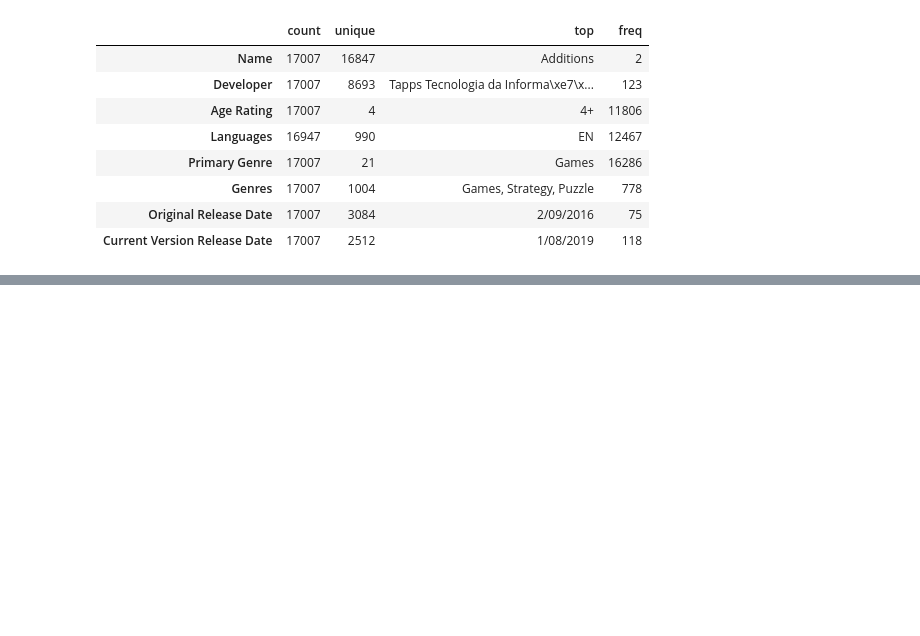
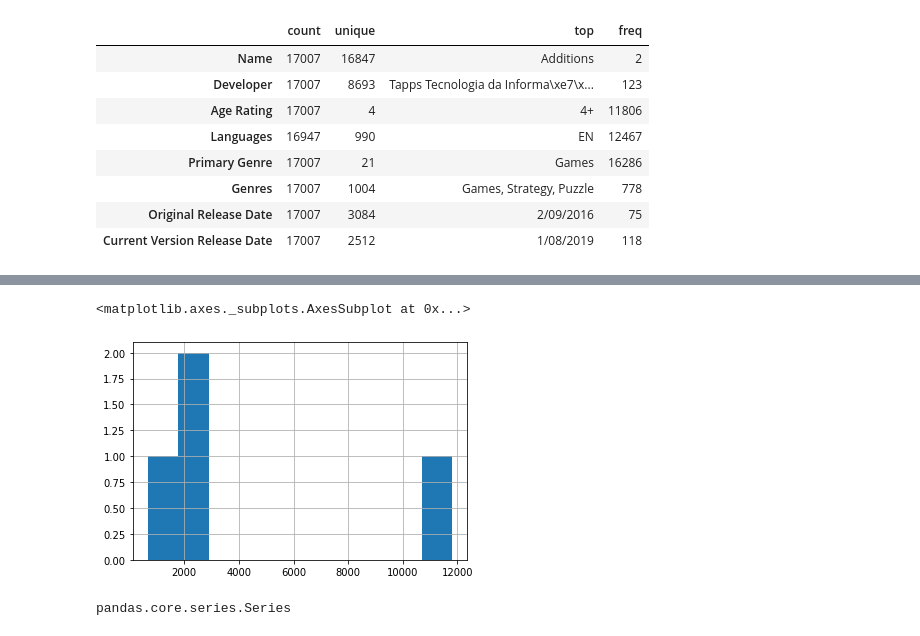
Before and after one commit to ikatyszko/data-science-bootcamp, a Jupyter notebook: zapis_odczyt_v2.ipynb, the cells around one changed output, grey strips where cells are left out. Cells and saved outputs as stored; diff of their text form; code cells hidden in the pictures; blank space fills up the shorter version.

```diff
--- a/zapis_odczyt_v2.ipynb
+++ b/zapis_odczyt_v2.ipynb
@@ -58,0 +99,9 @@ df.columns = [col.replace(' ', '_') for col in df.columns]
+# %%
+df.age_rating.value_counts().hist()
+# %% [output]
+<matplotlib.axes._subplots.AxesSubplot at 0x...>
+[figure, added]
+# %%
+type(df.age_rating.value_counts())
+# %% [output]
+pandas.core.series.Series
```
Also changed, not shown: parts of 23 cells of this notebook.
